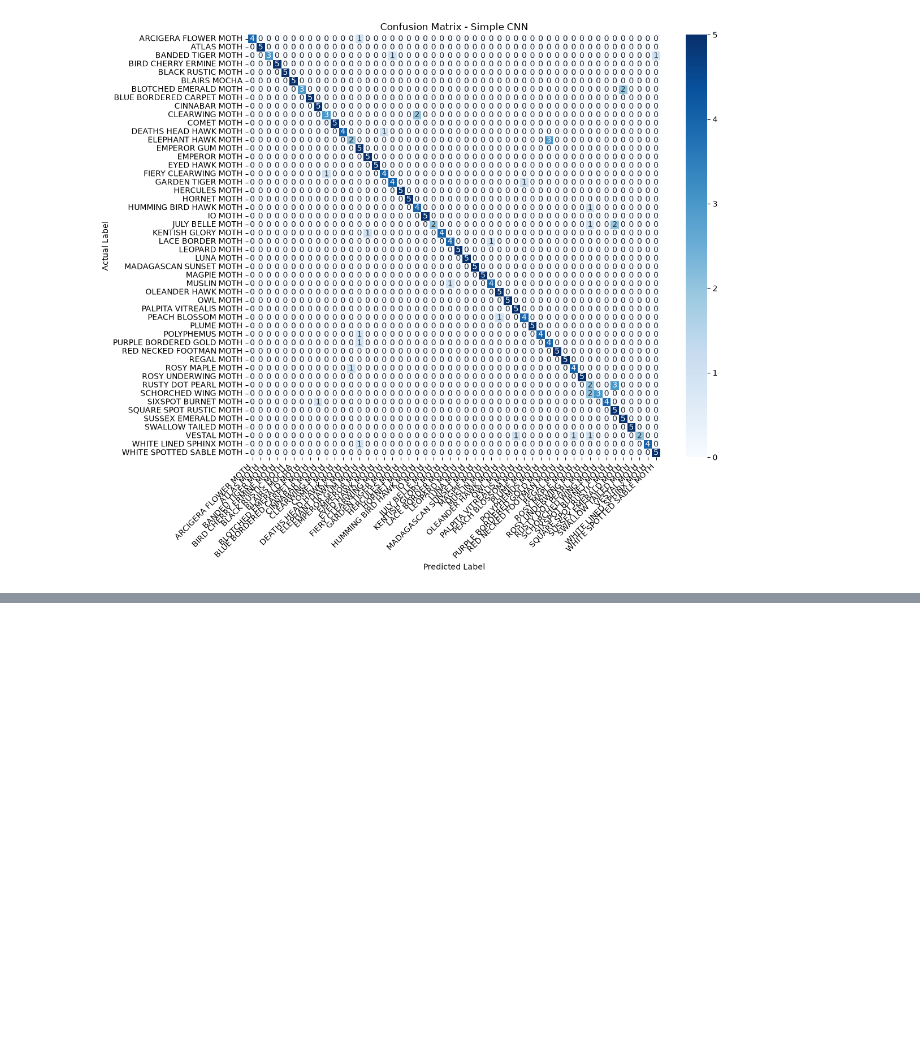
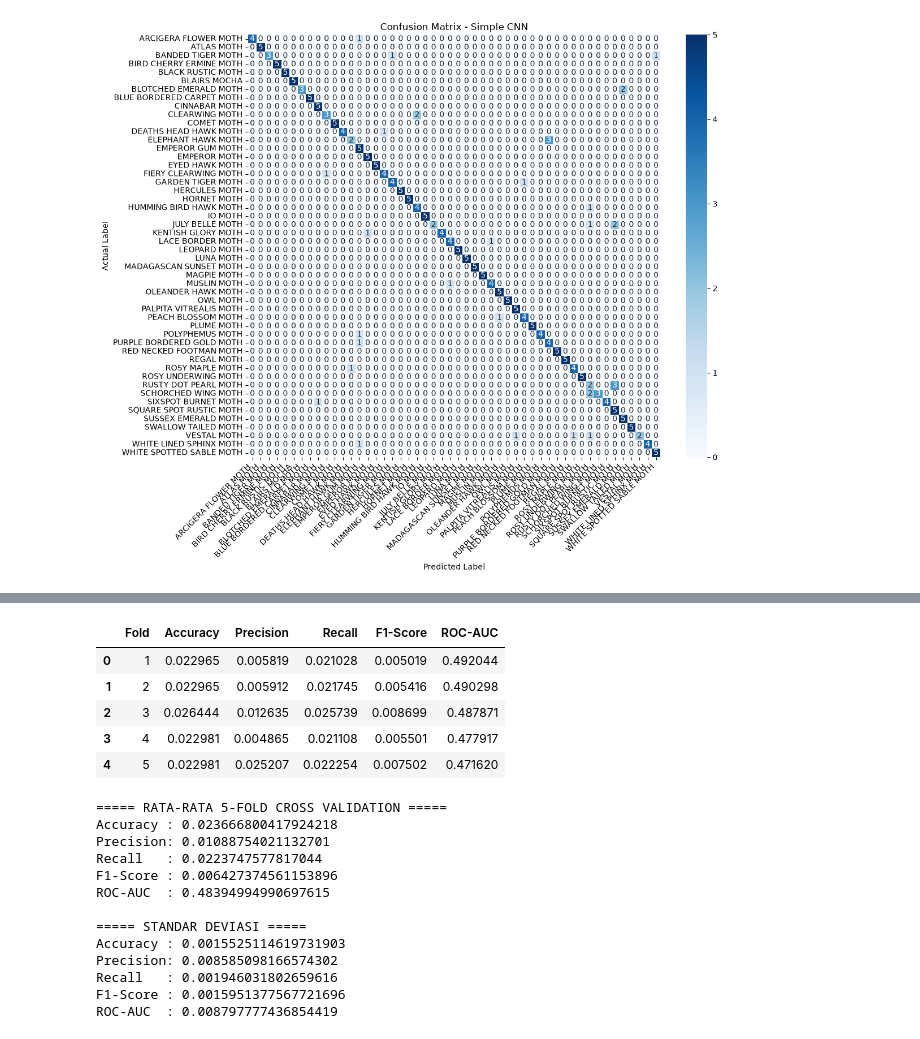
Before and after one commit to DelvinoSIba/TUBES_IPSD_1, a Jupyter notebook: notebooks/simple_cnn.ipynb, the cells around one changed output, grey strips where cells are left out. Cells and saved outputs as stored; diff of their text form; code cells hidden in the pictures; blank space fills up the shorter version.

```diff
--- a/notebooks/simple_cnn.ipynb
+++ b/notebooks/simple_cnn.ipynb
@@ -555,0 +712,42 @@ plt.show()
+# %%
+import pandas as pd
+
+df_results = pd.DataFrame(results)
+
+display(df_results)
+
+print("\n===== RATA-RATA 5-FOLD CROSS VALIDATION =====")
+
+print("Accuracy :", df_results["Accuracy"].mean())
+print("Precision:", df_results["Precision"].mean())
+print("Recall   :", df_results["Recall"].mean())
+print("F1-Score :", df_results["F1-Score"].mean())
+print("ROC-AUC  :", df_results["ROC-AUC"].mean())
+
+print("\n===== STANDAR DEVIASI =====")
+
+print("Accuracy :", df_results["Accuracy"].std())
+print("Precision:", df_results["Precision"].std())
+print("Recall   :", df_results["Recall"].std())
+print("F1-Score :", df_results["F1-Score"].std())
+print("ROC-AUC  :", df_results["ROC-AUC"].std())
+# %% [output]
+|  | Fold | Accuracy | Precision | Recall | F1-Score | ROC-AUC |
+| 0 | 1 | 0.022965 | 0.005819 | 0.021028 | 0.005019 | 0.492044 |
+| 1 | 2 | 0.022965 | 0.005912 | 0.021745 | 0.005416 | 0.490298 |
+| 2 | 3 | 0.026444 | 0.012635 | 0.025739 | 0.008699 | 0.487871 |
+| 3 | 4 | 0.022981 | 0.004865 | 0.021108 | 0.005501 | 0.477917 |
+| 4 | 5 | 0.022981 | 0.025207 | 0.022254 | 0.007502 | 0.471620 |
+===== RATA-RATA 5-FOLD CROSS VALIDATION =====
+Accuracy : 0.023666800417924218
+Precision: 0.01088754021132701
+Recall   : 0.0223747577817044
+F1-Score : 0.006427374561153896
+ROC-AUC  : 0.48394994990697615
+
+===== STANDAR DEVIASI =====
+Accuracy : 0.0015525114619731903
+Precision: 0.008585098166574302
+Recall   : 0.001946031802659616
+F1-Score : 0.0015951377567721696
+ROC-AUC  : 0.008797777436854419
```
Also changed, not shown: parts of 5 cells of this notebook, 5 other files.
